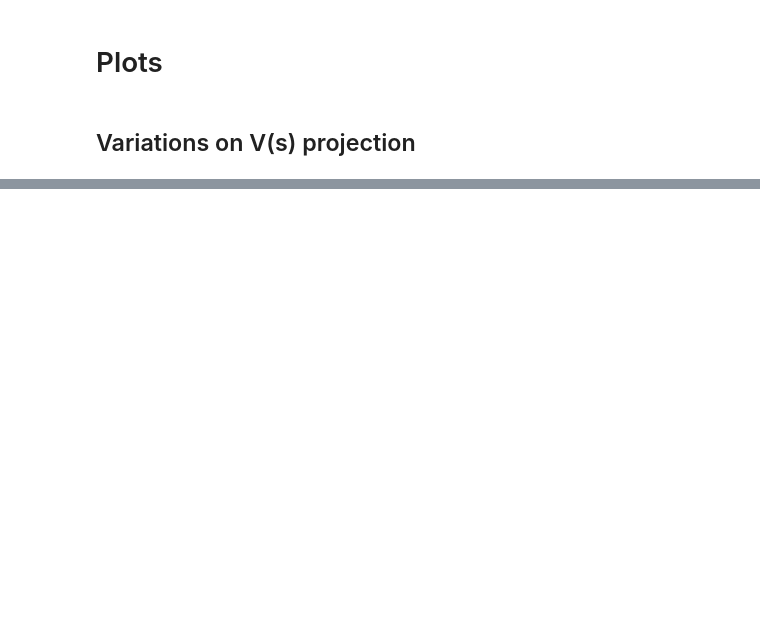
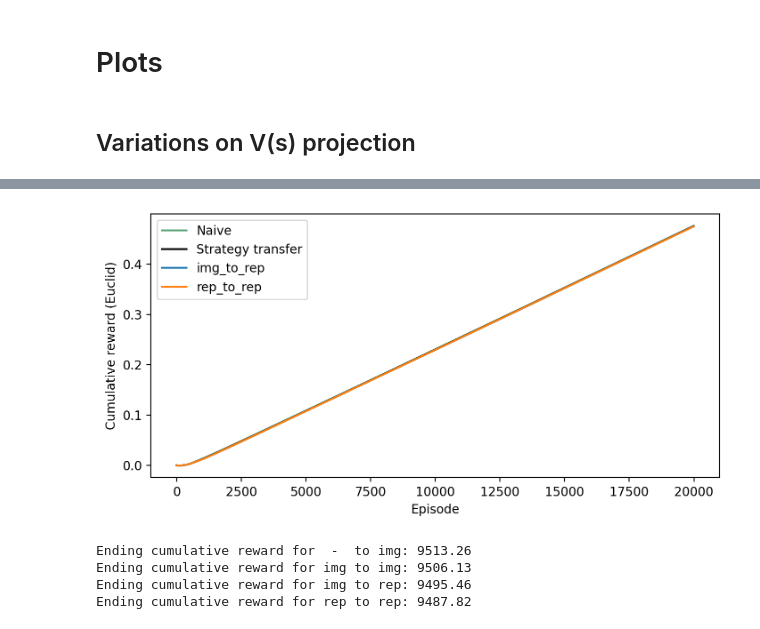
Before and after one commit to CoAxLab/azad-next-move, a Jupyter notebook: notebooks/wythoff_exp25_28.ipynb, the cells around one changed output, grey strips where cells are left out. Saved outputs shown, nothing was run; the diff lists cells and outputs as text; code cells hidden in the pictures; blank space fills up the shorter version.

```diff
--- a/notebooks/wythoff_exp25_28.ipynb
+++ b/notebooks/wythoff_exp25_28.ipynb
@@ -46,3 +46,9 @@ exp_28 = load_stumbler_data(path, (1, 9)) ######################################
+# %%
+path = "/Users/Jack/Desktop/PNC/CoAx/azad-next-move/data/wythoff/exp28_img-to-rep/"
+exp_28_img_to_rep = load_stumbler_data(path, (1, 201)) ##############################################
+
+path = "/Users/Jack/Desktop/PNC/CoAx/azad-next-move/data/wythoff/exp28_rep-to-rep/"
+exp_28_rep_to_rep = load_stumbler_data(path, (1, 201)) ##############################################
 # %%
 pprint(exp_25[0].keys())
 pprint(exp_26[0].keys())
@@ -61,3 +67,6 @@ episode_28, exp_28_avg, _ = score_summary(exp_28, key="total_reward")
+# %%
+episode_28_img_to_rep, exp_28_avg_img_to_rep, exp_28_SE_img_to_rep = score_summary(exp_28_img_to_rep, key="total_reward")
+episode_28_rep_to_rep, exp_28_avg_rep_to_rep, exp_28_SE_rep_to_rep = score_summary(exp_28_rep_to_rep, key="total_reward")
 # %% [markdown]
 # Plots
 # %% [markdown]
@@ -166,0 +177,25 @@ _ = plt.ylabel("Cumulative reward (Euclid)")
+# %%
+T = 75000
+plt.figure(figsize=(7, 3.5))
+plt.plot(episode_26, exp_26_avg/np.max(episode_26), color="seagreen", alpha=0.8, label="Naive")
+plt.plot(episode_28, exp_28_avg/np.max(episode_28), color="black", alpha=1, label="Strategy transfer")
+plt.plot(episode_28_img_to_rep, exp_28_avg_img_to_rep/np.max(episode_28_img_to_rep), alpha=1, label="img_to_rep")
+plt.plot(episode_28_rep_to_rep, exp_28_avg_rep_to_rep/np.max(episode_28_rep_to_rep), alpha=1, label="rep_to_rep")
+_ = plt.legend()
+_ = plt.tight_layout()
+# _ = plt.xlim(0, T)
+# _ = plt.ylim(0, T)
+_ = plt.xlabel("Episode")
+_ = plt.ylabel("Cumulative reward (Euclid)")
+# %% [output]
+[figure, added]
+# %%
+print(f'Ending cumulative reward for  -  to img: {exp_26_avg[-1]}')
+print(f'Ending cumulative reward for img to img: {exp_28_avg[-1]}')
+print(f'Ending cumulative reward for img to rep: {exp_28_avg_img_to_rep[-1]}')
+print(f'Ending cumulative reward for rep to rep: {exp_28_avg_rep_to_rep[-1]}')
+# %% [output]
+Ending cumulative reward for  -  to img: 9513.26
+Ending cumulative reward for img to img: 9506.13
+Ending cumulative reward for img to rep: 9495.46
+Ending cumulative reward for rep to rep: 9487.82
```
Also changed, not shown: parts of 14 cells of this notebook, 3 other files.
